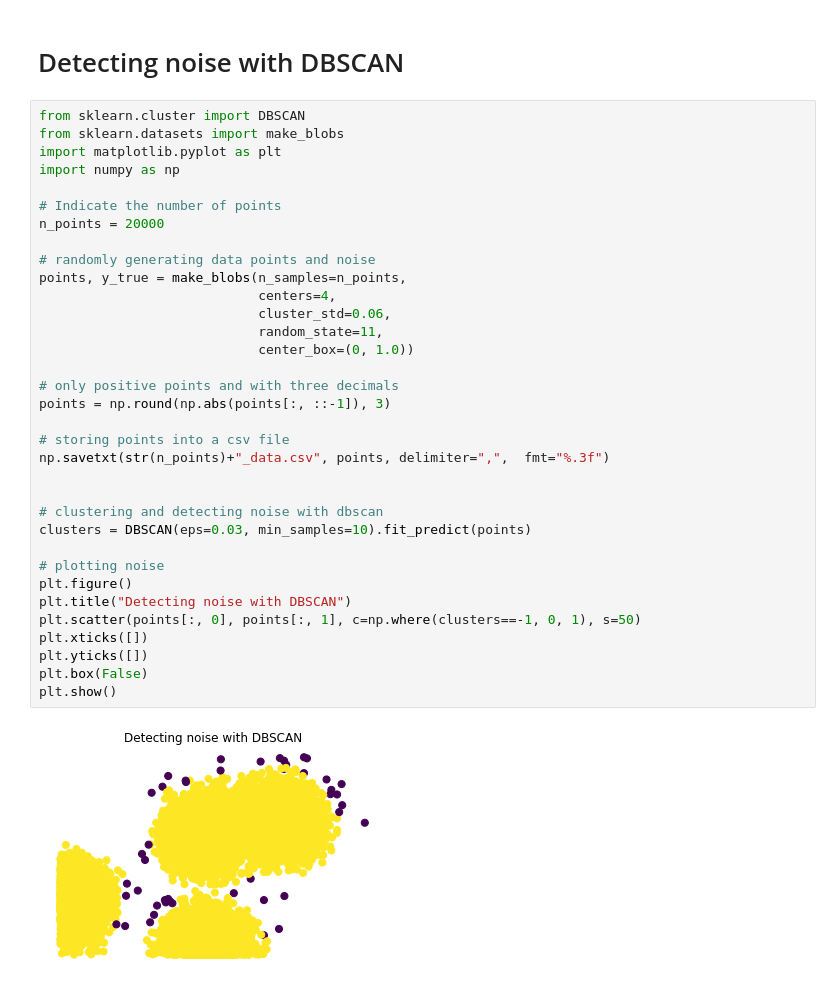
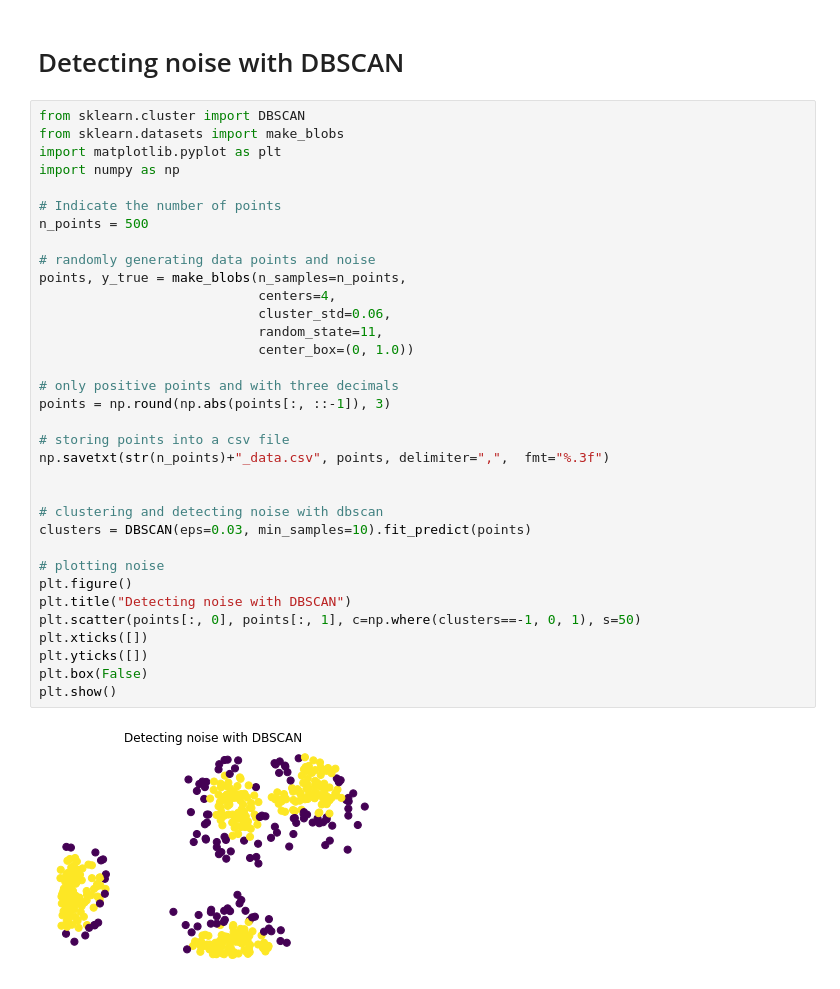
Before and after one commit to guillermoNaranjo/DBSCAN, a Jupyter notebook: synthetic_cluster_points.ipynb, the cells around one changed output. Saved outputs shown, nothing was run; the diff lists cells and outputs as text.

```diff
--- a/synthetic_cluster_points.ipynb
+++ b/synthetic_cluster_points.ipynb
@@ -7,35 +7,35 @@ import matplotlib.pyplot as plt
 import numpy as np
 
 # Indicate the number of points
-n_points = 20000
+n_points = 500
 
 # randomly generating data points and noise
 points, y_true = make_blobs(n_samples=n_points,
                             centers=4,
                             cluster_std=0.06,
                             random_state=11,
                             center_box=(0, 1.0))
 
 # only positive points and with three decimals
 points = np.round(np.abs(points[:, ::-1]), 3)
 
 # storing points into a csv file
 np.savetxt(str(n_points)+"_data.csv", points, delimiter=",",  fmt="%.3f")
 
 
 # clustering and detecting noise with dbscan
 clusters = DBSCAN(eps=0.03, min_samples=10).fit_predict(points)
 
 # plotting noise
 plt.figure()
 plt.title("Detecting noise with DBSCAN")
 plt.scatter(points[:, 0], points[:, 1], c=np.where(clusters==-1, 0, 1), s=50)
 plt.xticks([])
 plt.yticks([])
 plt.box(False)
 plt.show()
 # %% [output]
-[figure, old version]
+[figure, new version]
 # %%
 # loading results from c++ program into a numpy array
 result = np.loadtxt(str(n_points)+"_results.csv", delimiter=",")
```
Also changed, not shown: parts of 1 cell of this notebook, 11 other files.
